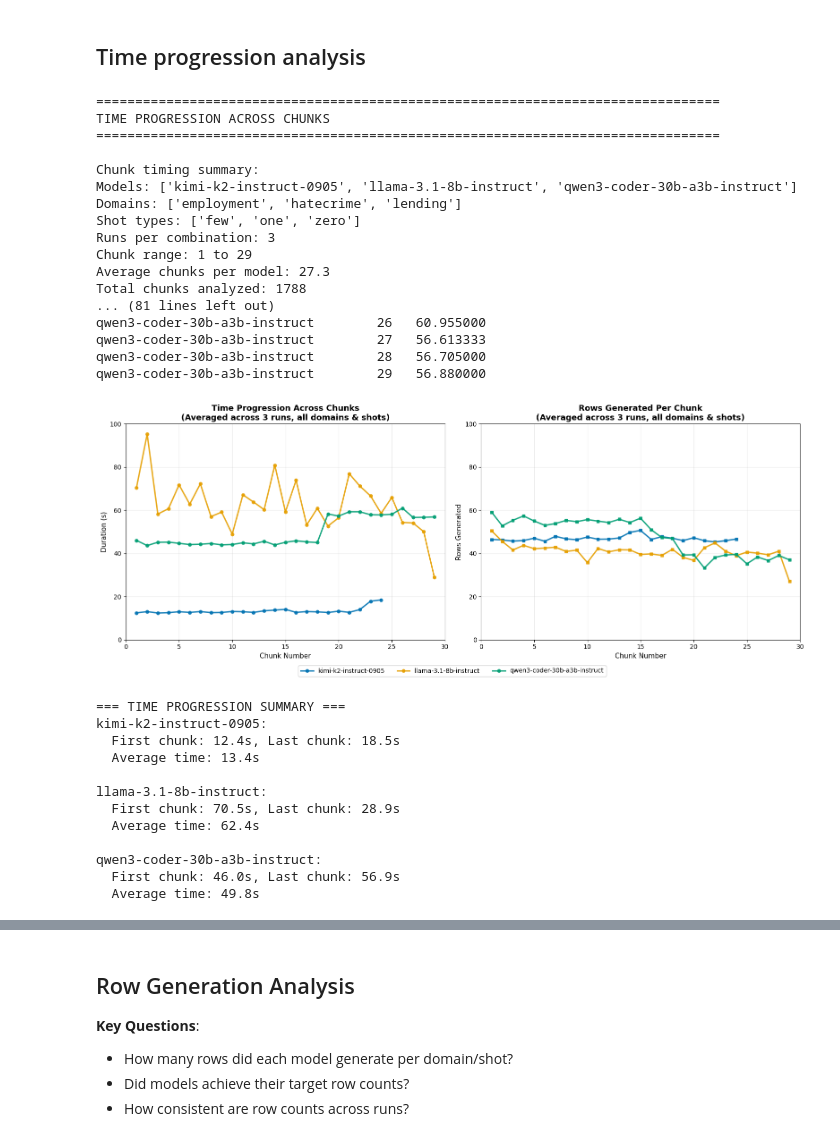
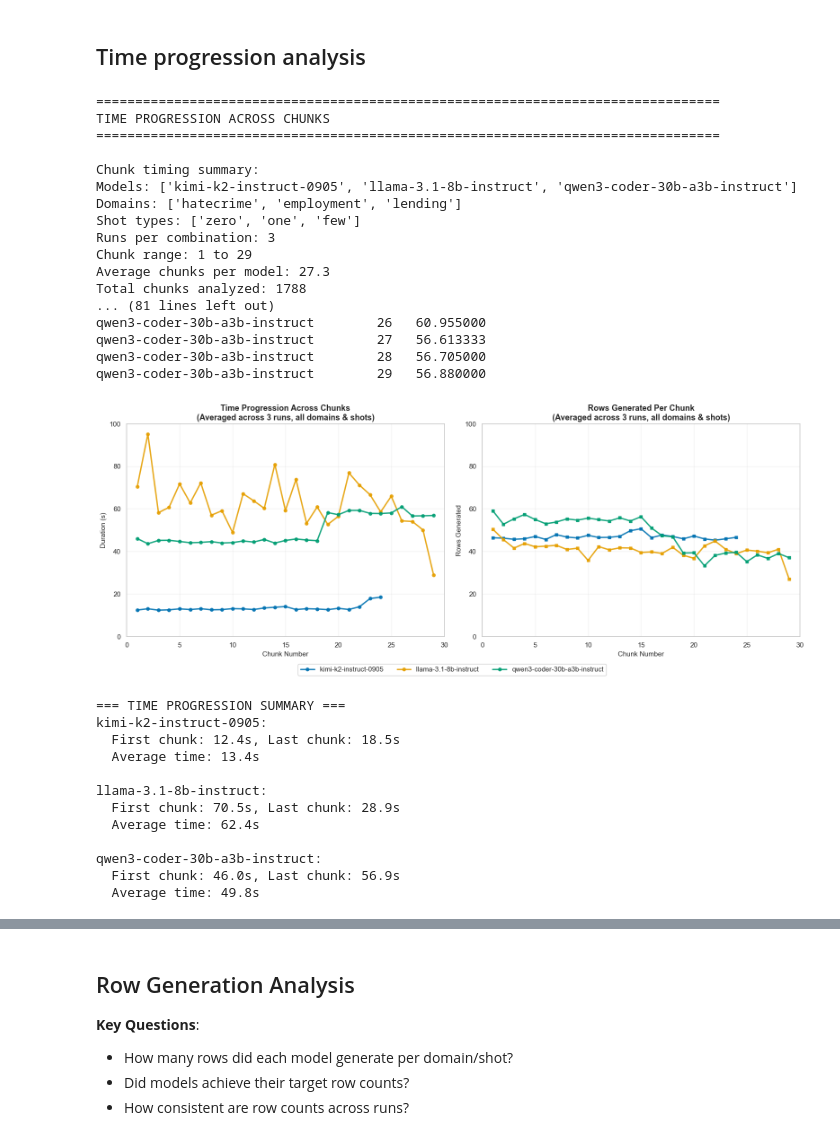
Before and after one commit to veronhoxha/master_thesis, a Jupyter notebook: notebooks/experiments/basic_details_analysis.ipynb, the cells around one changed output, grey strips where cells are left out. Saved outputs shown, nothing was run; the diff lists cells and outputs as text; code cells hidden in the pictures.

```diff
--- a/notebooks/experiments/basic_details_analysis.ipynb
+++ b/notebooks/experiments/basic_details_analysis.ipynb
@@ -85,3 +83,6 @@ model_colors = {model: palette[i % len(palette)] for i, model in enumerate(sorte
+# %%
+models_present = chunk_df['model'].unique() if 'chunk_df' in locals() else []
+model_colors = {model: model_color(model) for model in models_present}
 # %%
 print("="*80)
 print("TIME PROGRESSION ACROSS CHUNKS")
@@ -90,11 +91,14 @@ print("="*80)
 if len(chunk_df) > 0:
     # calculate average time per chunk across runs for each model
     chunk_timing = chunk_df.groupby(['model', 'chunk_id'])['duration_s'].mean().reset_index()
+    models = ordered_levels(chunk_df['model'].unique(), MODEL_ORDER)
+    domains = ordered_levels(chunk_df['domain'].unique(), DOMAIN_ORDER)
+    shot_types = ordered_levels(chunk_df['shot_type'].unique(), SHOT_ORDER)
 
     print(f"\nChunk timing summary:")
-    print(f"Models: {sorted(chunk_df['model'].unique())}")
-    print(f"Domains: {sorted(chunk_df['domain'].unique())}")
-    print(f"Shot types: {sorted(chunk_df['shot_type'].unique())}")
+    print(f"Models: {models}")
+    print(f"Domains: {domains}")
+    print(f"Shot types: {shot_types}")
     print(f"Runs per combination: {chunk_df.groupby(['model', 'domain', 'shot_type'])['run_num'].nunique().iloc[0]}")
     print(f"Chunk range: {chunk_df['chunk_id'].min()} to {chunk_df['chunk_id'].max()}")
     print(f"Average chunks per model: {chunk_df.groupby('model')['chunk_id'].nunique().mean():.1f}")
@@ -114,8 +118,8 @@ TIME PROGRESSION ACROSS CHUNKS
 
 Chunk timing summary:
 Models: ['kimi-k2-instruct-0905', 'llama-3.1-8b-instruct', 'qwen3-coder-30b-a3b-instruct']
-Domains: ['employment', 'hatecrime', 'lending']
-Shot types: ['few', 'one', 'zero']
+Domains: ['hatecrime', 'employment', 'lending']
+Shot types: ['zero', 'one', 'few']
 Runs per combination: 3
 Chunk range: 1 to 29
 Average chunks per model: 27.3
@@ -129,8 +133,9 @@ qwen3-coder-30b-a3b-instruct        29   56.880000
 if len(chunk_df) > 0:
     fig, axes = plt.subplots(1, 2, figsize=(16, 6))
     ax1, ax2 = axes
+    model_sequence = ordered_levels(chunk_df['model'].unique(), MODEL_ORDER)
 
-    for model in sorted(chunk_df['model'].unique()):
+    for model in model_sequence:
         model_data = chunk_timing[chunk_timing['model'] == model]
         if len(model_data) > 0:
             ax1.plot(
@@ -148,7 +153,7 @@ if len(chunk_df) > 0:
     ax1.set_ylim(bottom=0, top=100)
 
     chunk_rows = chunk_df.groupby(['model', 'chunk_id'])['rows_generated'].mean().reset_index()
-    for model in sorted(chunk_df['model'].unique()):
+    for model in model_sequence:
         model_data = chunk_rows[chunk_rows['model'] == model]
         if len(model_data) > 0:
             ax2.plot(
@@ -167,35 +172,35 @@ if len(chunk_df) > 0:
     ax2.set_ylim(bottom=0, top=100)
 
     handles, labels = ax1.get_legend_handles_labels()
     fig.legend(
         handles, labels,
         ncol=len(labels),
         loc='lower center',
         bbox_to_anchor=(0.5, -0.05),
         frameon=True,
         framealpha=0.9
     )
 
     plt.tight_layout()
     plt.savefig(FIGURES_DIR / "time_progression_accros_chunks_and_rows_generated_per_chunk.png", bbox_inches='tight')
     plt.show()
 
     print(f"\n=== TIME PROGRESSION SUMMARY ===")
-    for model in sorted(chunk_df['model'].unique()):
+    for model in model_sequence:
         model_data = chunk_timing[chunk_timing['model'] == model]
         if len(model_data) > 1:
             first_chunk_time = model_data.loc[model_data['chunk_id'].idxmin(), 'duration_s']
             last_chunk_time = model_data.loc[model_data['chunk_id'].idxmax(), 'duration_s']
             avg_time = model_data['duration_s'].mean()
 
             print(f"{model}:")
             print(f"  First chunk: {first_chunk_time:.1f}s, Last chunk: {last_chunk_time:.1f}s")
             print(f"  Average time: {avg_time:.1f}s\n")
 
 else:
     print("Cannot generate time progression plots - no chunk data available")
 # %% [output]
-[figure, old version]
+[figure, new version]
 === TIME PROGRESSION SUMMARY ===
 kimi-k2-instruct-0905:
   First chunk: 12.4s, Last chunk: 18.5s
```
Also changed, not shown: parts of 4 cells of this notebook, 4 other files.
